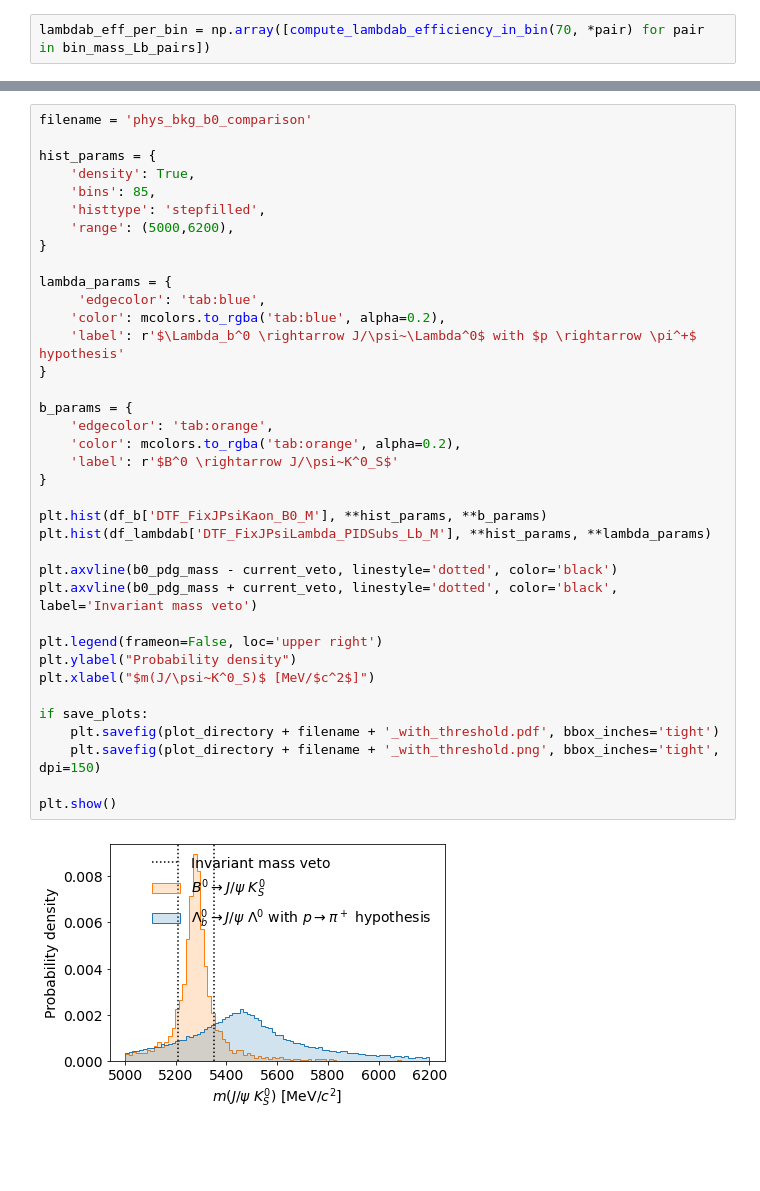
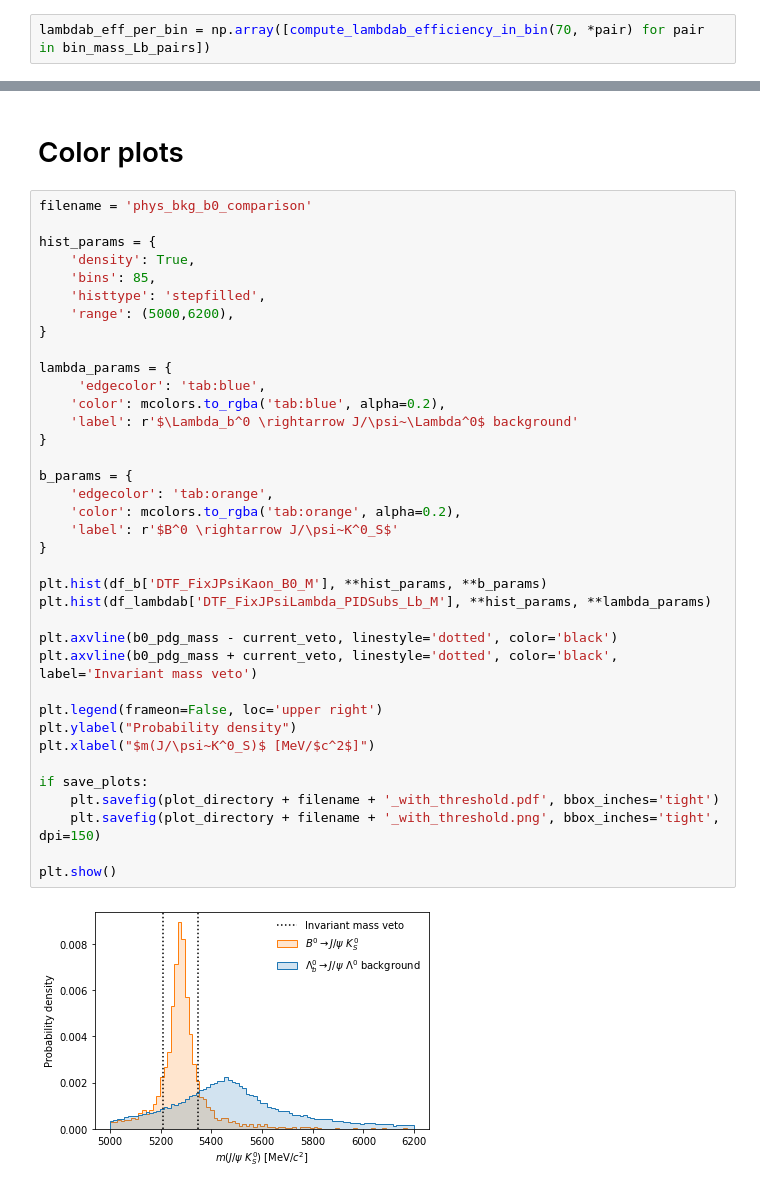
Before and after one commit to alatios/lb2jpsil_physical-background-studies, a Jupyter notebook: 01_invariant_mass_veto.ipynb, the cells around one changed output, grey strips where cells are left out. Saved outputs shown, nothing was run; the diff lists cells and outputs as text; blank space fills up the shorter version.

Commit message:
Add color plots to invariant mass veto study

```diff
--- a/01_invariant_mass_veto.ipynb
+++ b/01_invariant_mass_veto.ipynb
@@ -404,3 +404,5 @@ plt.show()
+# %% [markdown]
+# Color plots
 # %%
 filename = 'phys_bkg_b0_comparison'
 
@@ -411,32 +413,32 @@ hist_params = {
     'range': (5000,6200),
 }
 
 lambda_params = {
      'edgecolor': 'tab:blue',
     'color': mcolors.to_rgba('tab:blue', alpha=0.2),
-    'label': r'$\Lambda_b^0 \rightarrow J/\psi~\Lambda^0$ with $p \rightarrow \pi^+$ hypothesis'
+    'label': r'$\Lambda_b^0 \rightarrow J/\psi~\Lambda^0$ background'
 }
 
 b_params = {
     'edgecolor': 'tab:orange',
     'color': mcolors.to_rgba('tab:orange', alpha=0.2),
     'label': r'$B^0 \rightarrow J/\psi~K^0_S$'
 }
 
 plt.hist(df_b['DTF_FixJPsiKaon_B0_M'], **hist_params, **b_params)
 plt.hist(df_lambdab['DTF_FixJPsiLambda_PIDSubs_Lb_M'], **hist_params, **lambda_params)
 
 plt.axvline(b0_pdg_mass - current_veto, linestyle='dotted', color='black')
 plt.axvline(b0_pdg_mass + current_veto, linestyle='dotted', color='black', label='Invariant mass veto')
 
 plt.legend(frameon=False, loc='upper right')
 plt.ylabel("Probability density")
 plt.xlabel("$m(J/\psi~K^0_S)$ [MeV/$c^2$]")
 
 if save_plots:
     plt.savefig(plot_directory + filename + '_with_threshold.pdf', bbox_inches='tight')
     plt.savefig(plot_directory + filename + '_with_threshold.png', bbox_inches='tight', dpi=150)
 
 plt.show()
 # %% [output]
-[figure, old version]
+[figure, new version]
```
Also changed, not shown: parts of 12 cells of this notebook.
